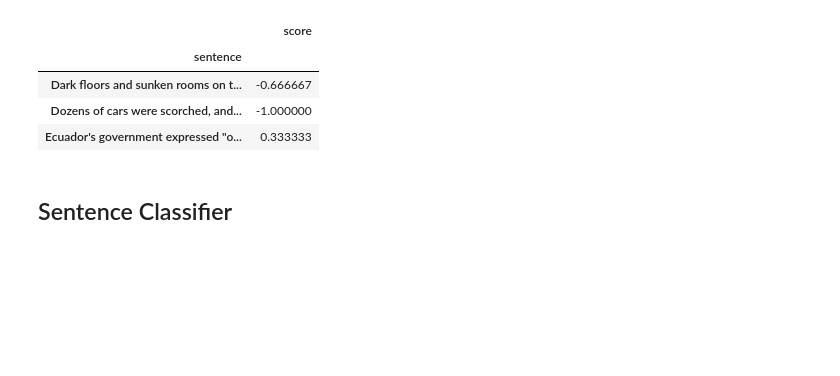
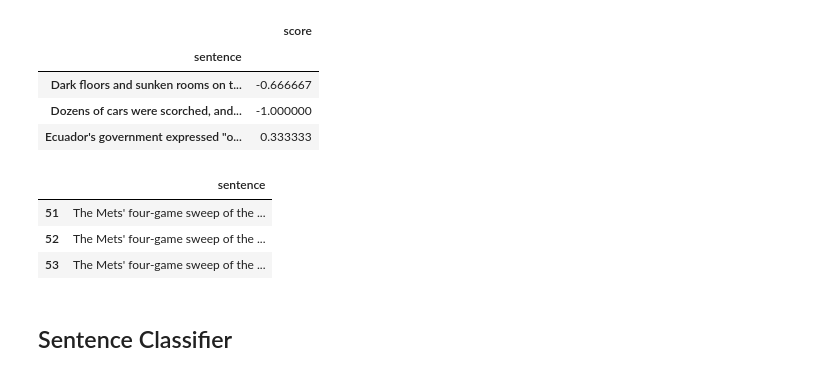
Before and after one commit to mavillard/liwc, a Jupyter notebook: control.ipynb, the cells around one changed output. Saved outputs shown, nothing was run; the diff lists cells and outputs as text; code cells hidden in the pictures; blank space fills up the shorter version.

```diff
--- a/control.ipynb
+++ b/control.ipynb
@@ -96,6 +96,13 @@ dtype: int64
 | Dark floors and sunken rooms on t... | -0.666667 |
 | Dozens of cars were scorched, and... | -1.000000 |
 | Ecuador's government expressed "o... | 0.333333 |
+# %%
+only_sentences = bossa[['sentence']][51:54]
+# %% [output]
+|  | sentence |
+| 51 | The Mets' four-game sweep of the ... |
+| 52 | The Mets' four-game sweep of the ... |
+| 53 | The Mets' four-game sweep of the ... |
 # %%
 from collections import Counter
 
```
Also changed, not shown: 5 other files.
